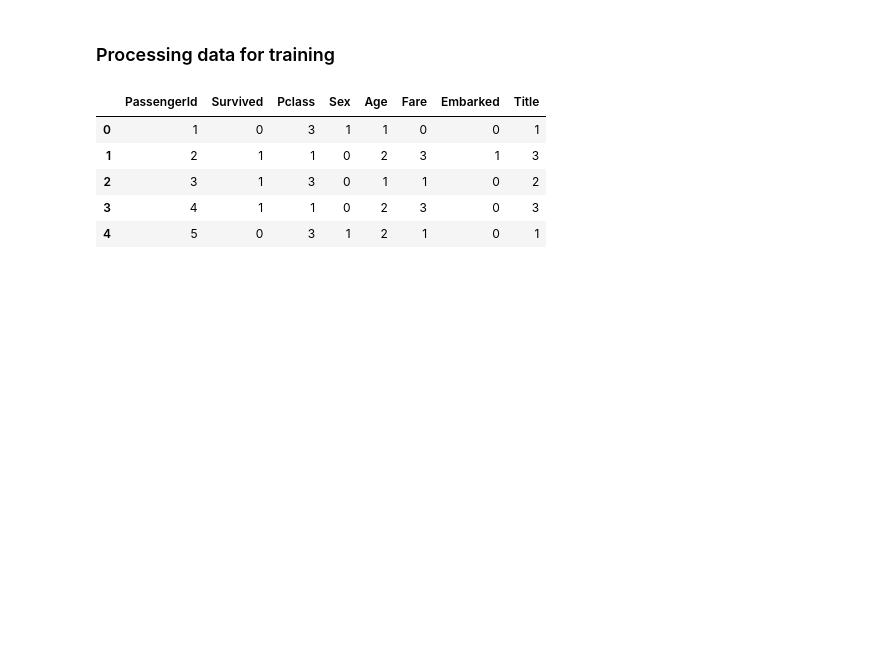
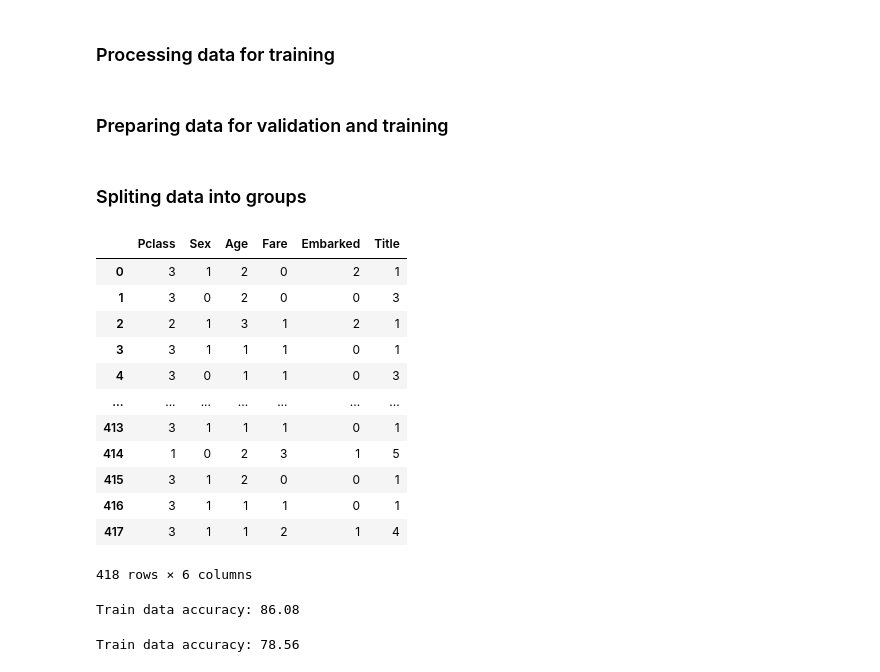
Before and after one commit to NPilis/ML, a Jupyter notebook: Titanic_Prediction/titanic_prediction.ipynb, the cells around one changed output. Cells and saved outputs as stored; diff of their text form; code cells hidden in the pictures; blank space fills up the shorter version.

Commit message:
validation with logistic reg and decision tree classifiers

```diff
--- a/Titanic_Prediction/titanic_prediction.ipynb
+++ b/Titanic_Prediction/titanic_prediction.ipynb
@@ -135,17 +143,16 @@ def drop_features(df, features):
     return df.drop(columns=features)
 # %%
 # Map name to new title feature with numerical values
-def map_title_feature(df):
+def map_new_features(df):
     df['Title'] = df.Name.str.extract(' ([A-Za-z]+)\.', expand=False)
     df['Title'] = df['Title'].replace(['Lady', 'Countess', 'Capt',\
                                        'Col', 'Don', 'Dr', 'Major',\
                                        'Rev', 'Sir', 'Jonkheer', 'Dona'], 'Rare')
     df['Title'] = df['Title'].replace(['Mlle', 'Ms', 'Mme'], ['Miss', 'Miss', 'Mrs'])
+    title_mapping = {"Mr": 1, "Miss": 2, "Mrs": 3, "Master": 4, "Rare": 5}
 
-    title_mapping = {"Mr": 1, "Miss": 2, "Mrs": 3, "Master": 4, "Rare": 5}
     df['Title'] = df['Title'].map(title_mapping)
-
-    df = df.drop(columns=['Name'])
+    df = df.drop(columns=['Name', 'Parch', 'SibSp'], axis=1)
     return df
 # %%
 # Process NaN values
@@ -171,7 +178,6 @@ def split_into_bands(df):
     df.loc[(df['Age'] > 32) & (df['Age'] <= 48), 'Age'] = 2
     df.loc[(df['Age'] > 48) & (df['Age'] <= 64), 'Age'] = 3
     df.loc[ df['Age'] > 64, 'Age']
-    df['Age'] = df['Age'].astype(int)
 
     df.loc[ df['Fare'] <= 7.91, 'Fare'] = 0
     df.loc[(df['Fare'] > 7.91) & (df['Fare'] <= 14.454), 'Fare'] = 1
@@ -180,20 +186,64 @@ def split_into_bands(df):
     df['Fare'] = df['Fare'].astype(int)
 
     return df
+# %% [markdown]
+### Preparing data for validation and training
 # %%
 train_data = pd.read_csv("./datasets/train.csv")
 test_data = pd.read_csv("./datasets/test.csv")
+submission = pd.DataFrame({'PassengerId': test_data['PassengerId']})
 
-train_data = drop_features(train_data, ['Cabin', 'Ticket', 'Parch', 'SibSp'])
-train_data = categorical_to_numerical(train_data)
-train_data = map_title_feature(train_data)
+train_data = drop_features(train_data, ['PassengerId', 'Cabin', 'Ticket'])
 train_data = process_nan_values(train_data)
 train_data = split_into_bands(train_data)
-train_data.head()
+train_data = categorical_to_numerical(train_data)
+train_data = map_new_features(train_data)
+
+test_data = drop_features(test_data, ['PassengerId', 'Cabin', 'Ticket'])
+test_data = process_nan_values(test_data)
+test_data = categorical_to_numerical(test_data)
+test_data = split_into_bands(test_data)
+test_data = map_new_features(test_data)
-# %% [output]
-|  | PassengerId | Survived | Pclass | Sex | Age | Fare | Embarked | Title |
-| 0 | 1 | 0 | 3 | 1 | 1 | 0 | 0 | 1 |
-| 1 | 2 | 1 | 1 | 0 | 2 | 3 | 1 | 3 |
-| 2 | 3 | 1 | 3 | 0 | 1 | 1 | 0 | 2 |
-| 3 | 4 | 1 | 1 | 0 | 2 | 3 | 0 | 3 |
-| 4 | 5 | 0 | 3 | 1 | 2 | 1 | 0 | 1 |
+# %% [markdown]
+### Spliting data into groups
+# %%
+X_train = train_data.drop("Survived", axis=1).values
+Y_train = train_data["Survived"]
+X_test  = test_data
+Y_test = test_labels["Survived"].values
+X_test
+# %% [output]
+|  | Pclass | Sex | Age | Fare | Embarked | Title |
+| 0 | 3 | 1 | 2 | 0 | 2 | 1 |
+| 1 | 3 | 0 | 2 | 0 | 0 | 3 |
+| 2 | 2 | 1 | 3 | 1 | 2 | 1 |
+| 3 | 3 | 1 | 1 | 1 | 0 | 1 |
+| 4 | 3 | 0 | 1 | 1 | 0 | 3 |
+| ... | ... | ... | ... | ... | ... | ... |
+| 413 | 3 | 1 | 1 | 1 | 0 | 1 |
+| 414 | 1 | 0 | 2 | 3 | 1 | 5 |
+| 415 | 3 | 1 | 2 | 0 | 0 | 1 |
+| 416 | 3 | 1 | 1 | 1 | 0 | 1 |
+| 417 | 3 | 1 | 1 | 2 | 1 | 4 |
+418 rows × 6 columns
+# %%
+from sklearn.metrics import classification_report
+from sklearn.tree import DecisionTreeClassifier
+
+DT = DecisionTreeClassifier()
+DT.fit(X_train, Y_train)
+Y_pred = DT.predict(X_test)
+train_acc_DT = round(DT.score(X_train, Y_train) * 100, 2)
+print(f'Train data accuracy: {train_acc_DT}')
+# %% [output]
+Train data accuracy: 86.08
+# %%
+from sklearn.linear_model import LogisticRegression
+
+LR = LogisticRegression()
+LR.fit(X_train, Y_train)
+Y_pred = LR.predict(X_test)
+train_acc_LR = round(LR.score(X_train, Y_train) * 100, 2)
+print(f'Train data accuracy: {train_acc_LR}')
+# %% [output]
+Train data accuracy: 78.56
```
Also changed, not shown: parts of 4 cells of this notebook.
